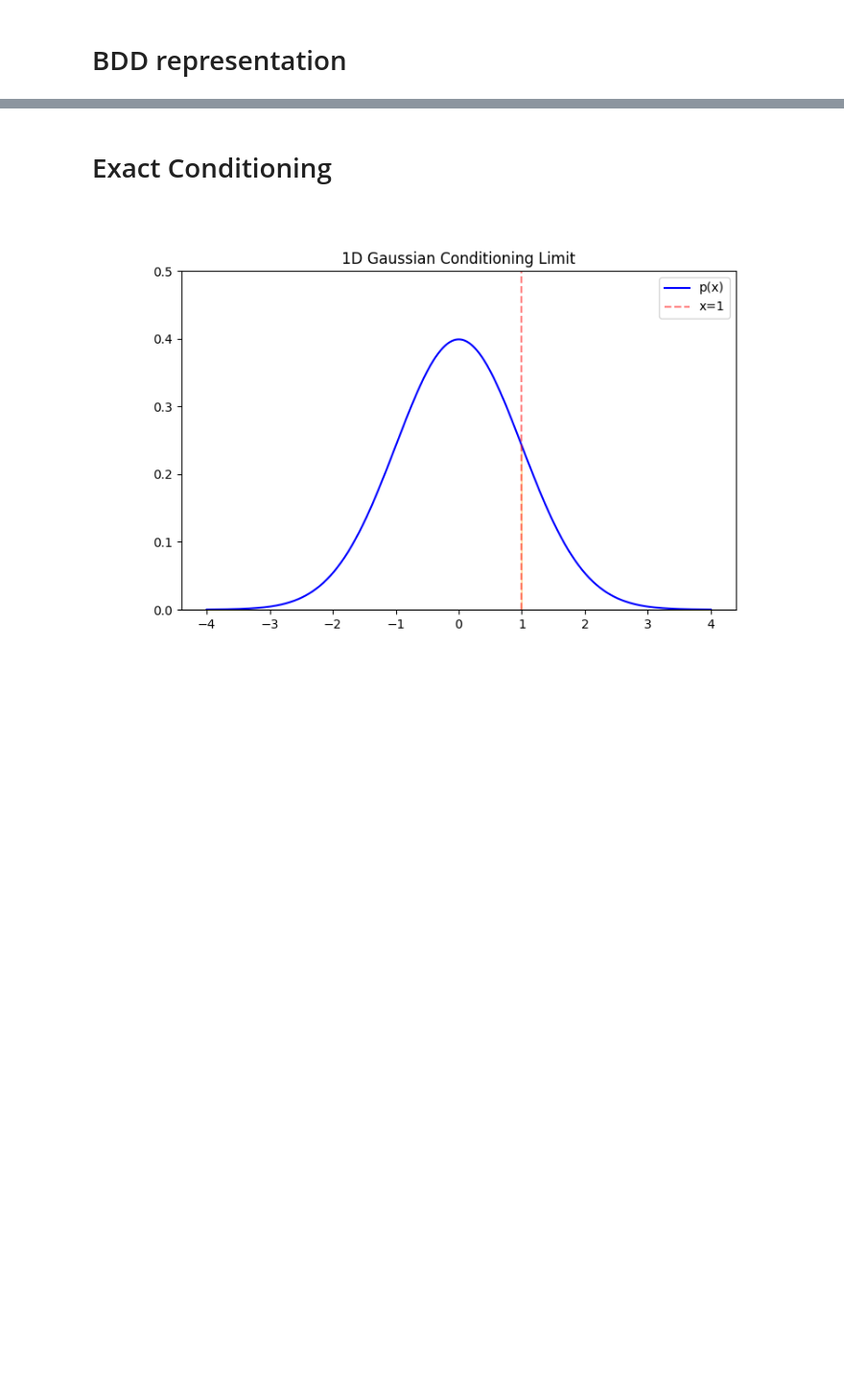
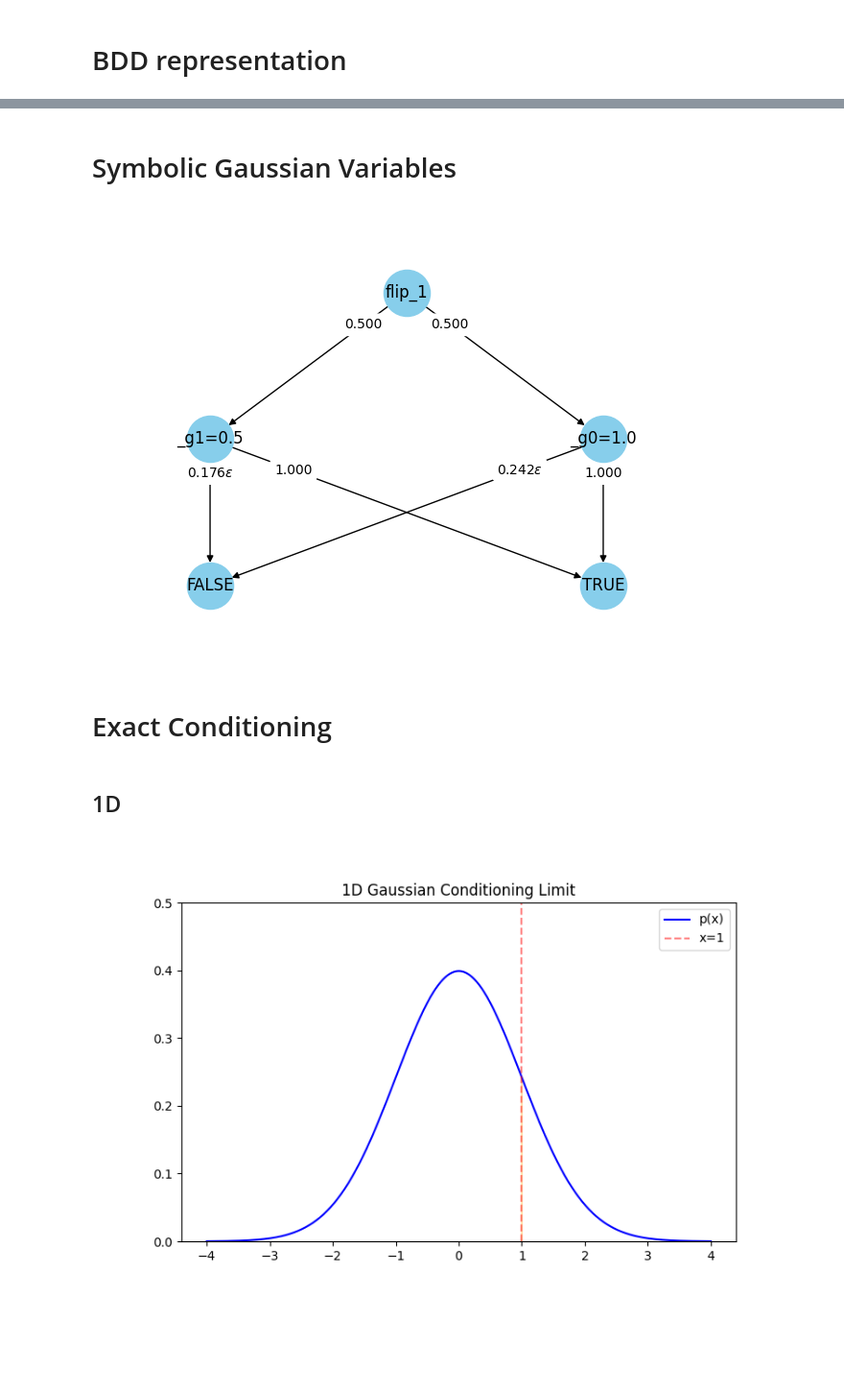
Before and after one commit to theo-long/mixed-kc, a Jupyter notebook: presentation.ipynb, the cells around one changed output, grey strips where cells are left out. Shown at 96% size. Saved outputs shown, nothing was run; the diff lists cells and outputs as text; code cells hidden in the pictures; blank space fills up the shorter version.

```diff
--- a/presentation.ipynb
+++ b/presentation.ipynb
@@ -93,5 +300,43 @@ Observes expr: ite(flip_1, flip_2, (~ flip_3))
+# %% [markdown]
+# Symbolic Gaussian Variables
+# %%
+expr = Let(
+    "flip",
+    Flip(0.5),
+    Let(
+        "g1",
+        _Gaussian(0, 1),
+        Let(
+            "g2",
+            _Gaussian(0, 2),
+            Let(
+                "x",
+                IfThenElse(
+                    Var("flip"),
+                    Var("g1"),
+                    Var("g2"),
+                ),
+                Let("_", ObserveReal(Var("x"), 1.0), Var("flip")),
+            ),
+        ),
+    ),
+)
+# %%
+preprocess_state = preprocess(expr)
+val, state = kc(expr, preprocess_state)
+plot_observes_bdd(
+    state,
+    node_label_map=lambda n: str(n).split("|")[0],
+    edge_label_map=lambda e, weight: f"{weight}$\epsilon$"
+    if "g" in str(e[0]) and weight.likelihood != 1.
+    else weight,
+)
+# %% [output]
+[figure, added]
 # %% [markdown]
 # Exact Conditioning
+# %% [markdown]
+## 1D
 # %%
 # --- Animation 1: 1D Gaussian ---
 fig1, ax1 = plt.subplots(figsize=(8, 6))
```
Also changed, not shown: parts of 10 cells of this notebook, 3 other files.
